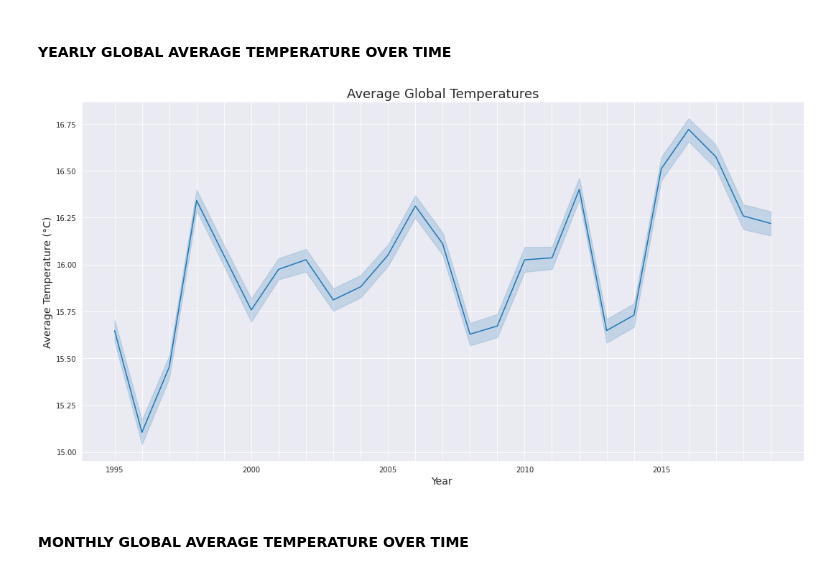
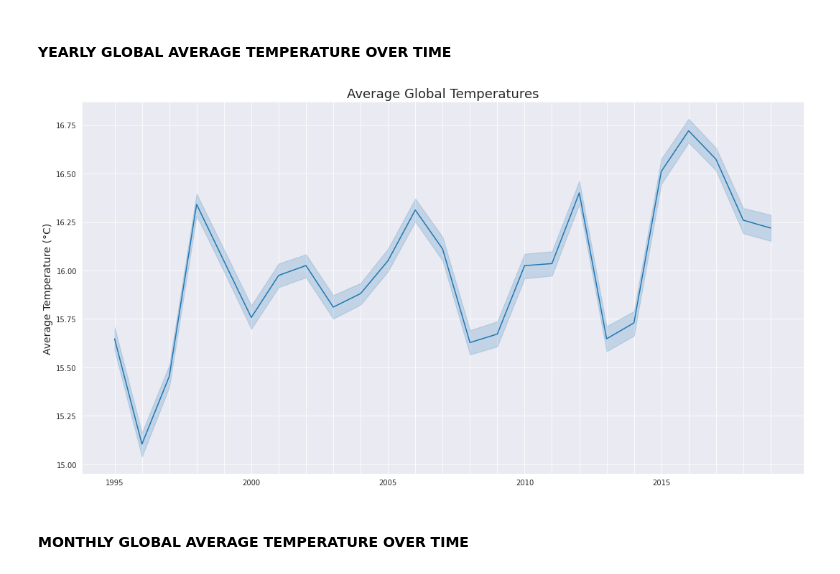
Before and after one commit to HeleneFabia/daily-temperatures-eda, a Jupyter notebook: daily-temperatures-eda.ipynb, the cells around one changed output. Cells and saved outputs as stored; diff of their text form; code cells hidden in the pictures.

```diff
--- a/daily-temperatures-eda.ipynb
+++ b/daily-temperatures-eda.ipynb
@@ -244,18 +244,18 @@ df.sample(5)
 # %%
 #fig, ax = plt.figure()
 fig, ax = plt.subplots(figsize=(15,8))
 sns.lineplot(x='Year', y='AvgTempCelsius', data=df , palette='Set2')
 ax.set_title('Average Global Temperatures', fontsize=18)
 ax.set_ylabel('Average Temperature (°C)', fontsize=14)
-ax.set_xlabel('Year', fontsize=14)
+ax.set_xlabel('')
 ax.set_xticks(range(1995, 2020))
 for index, label in enumerate(ax.xaxis.get_ticklabels()):
     if index % 5 != 0:
         label.set_visible(False)
 plt.tight_layout()
 plt.show();
 # %% [output]
-[figure, old version]
+[figure, new version]
 # %% [markdown]
 #### MONTHLY GLOBAL AVERAGE TEMPERATURE OVER TIME
 # %%
```
Also changed, not shown: parts of 3 cells of this notebook.
